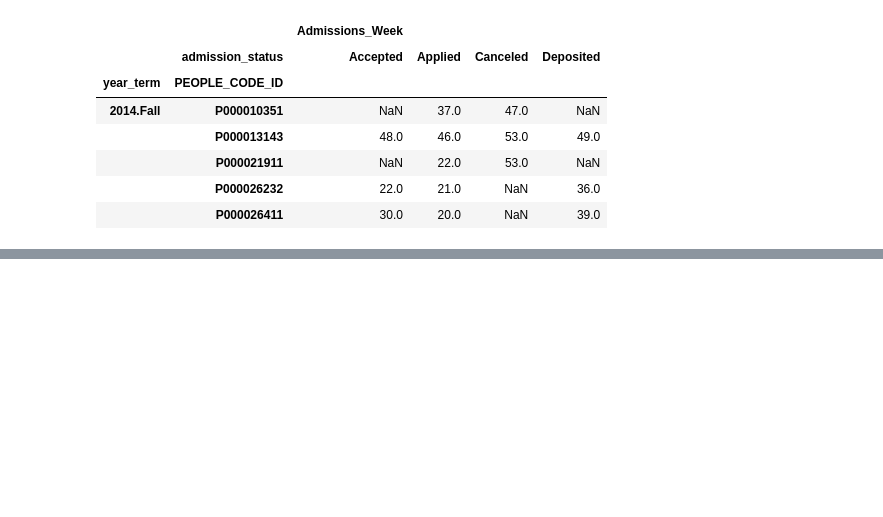
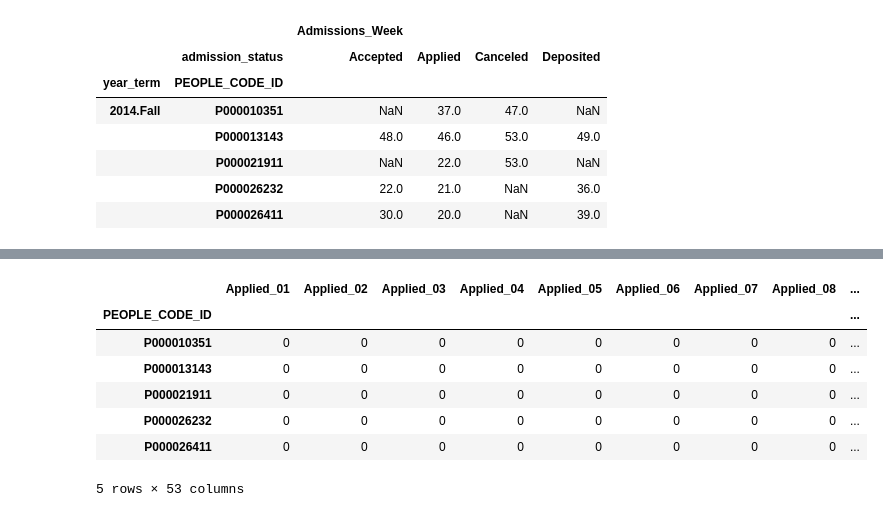
Before and after one commit to JeffWalton-PSC/Admissions, a Jupyter notebook: funnel/admissions_historic_data.ipynb, the cells around one changed output, grey strips where cells are left out. Cells and saved outputs as stored; diff of their text form; code cells hidden in the pictures; blank space fills up the shorter version.

```diff
--- a/funnel/admissions_historic_data.ipynb
+++ b/funnel/admissions_historic_data.ipynb
@@ -402,0 +505,11 @@ adm_df2.head()
+# %%
+p.head()
+# %% [output]
+|  | Applied_01 | Applied_02 | Applied_03 | Applied_04 | Applied_05 | Applied_06 | Applied_07 | Applied_08 | ... |
+| PEOPLE_CODE_ID |  |  |  |  |  |  |  |  | ... |
+| P000010351 | 0 | 0 | 0 | 0 | 0 | 0 | 0 | 0 | ... |
+| P000013143 | 0 | 0 | 0 | 0 | 0 | 0 | 0 | 0 | ... |
+| P000021911 | 0 | 0 | 0 | 0 | 0 | 0 | 0 | 0 | ... |
+| P000026232 | 0 | 0 | 0 | 0 | 0 | 0 | 0 | 0 | ... |
+| P000026411 | 0 | 0 | 0 | 0 | 0 | 0 | 0 | 0 | ... |
+5 rows × 53 columns
```
Also changed, not shown: parts of 12 cells of this notebook.
